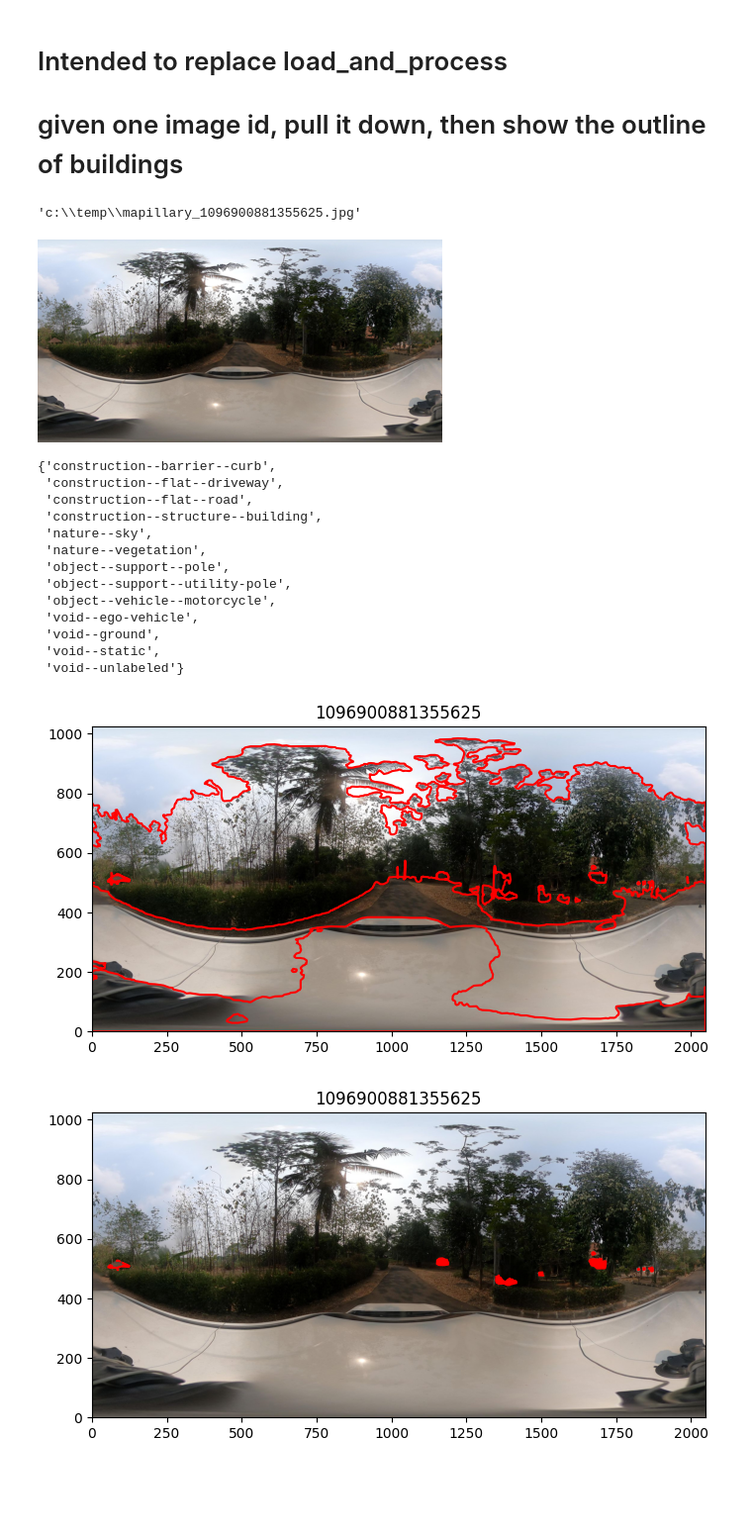
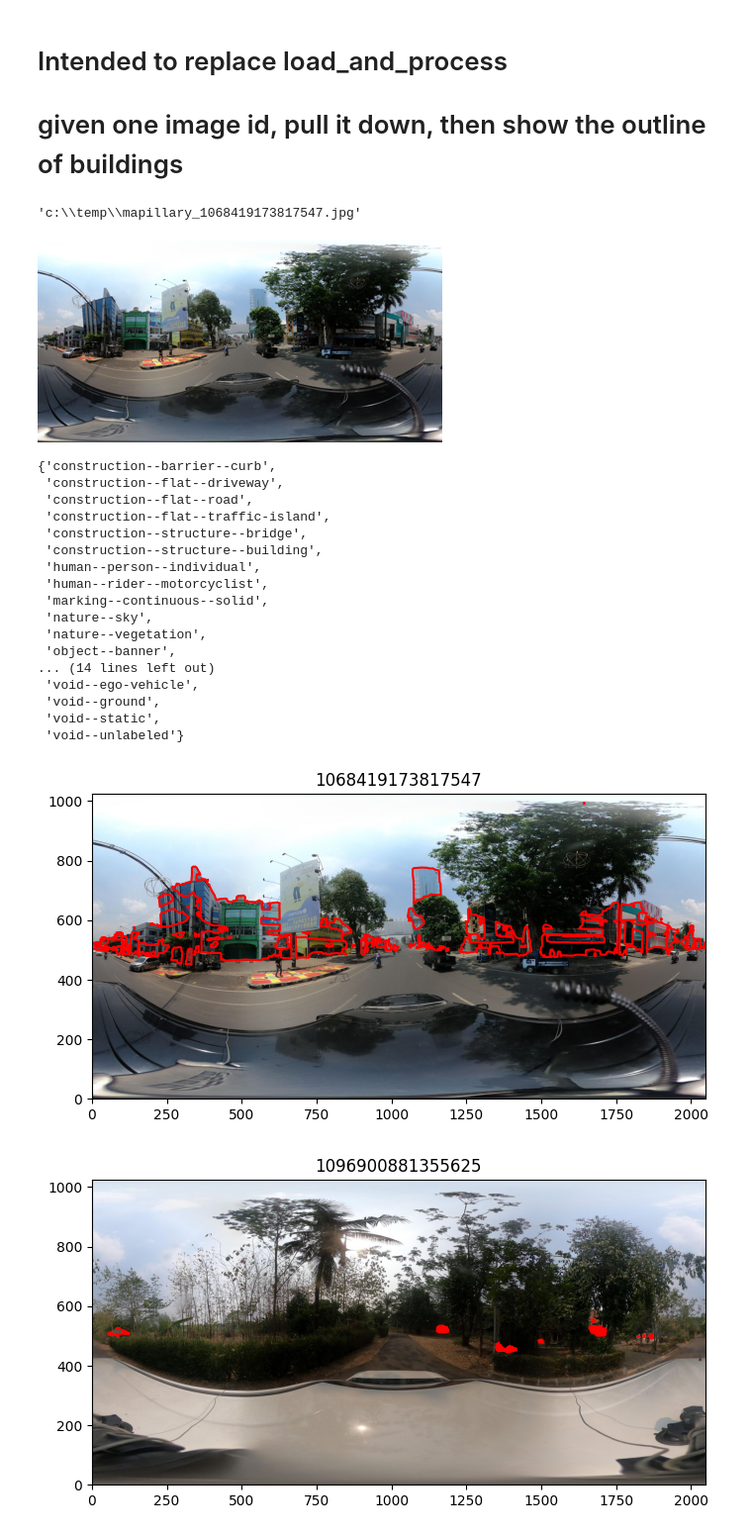
Before and after one commit to ericfrench2015/geo_image_experiments, a Jupyter notebook: notebooks/mapillary_experiments/utility_show_detections_on_image.ipynb, the cells around one changed output. Shown at 99% size. Drawn from its saved outputs; the diff is of its cells as text; code cells hidden in the pictures; blank space fills up the shorter version.

```diff
--- a/notebooks/mapillary_experiments/utility_show_detections_on_image.ipynb
+++ b/notebooks/mapillary_experiments/utility_show_detections_on_image.ipynb
@@ -34,21 +35,21 @@ load_dotenv()
 API_KEY = getenv("MAPILLARY_CLIENT_TOKEN")
 api_key = API_KEY
 # %%
-
+## pick an image id
 
 image_id = '1068419173817547'
 #image_id = '2379488058858289'
-image_id = '1096900881355625'
+#image_id = '1096900881355625'
 image_path = f"c:\\temp\\mapillary_{image_id}.jpg"
 image_path
 # %% [output]
-'c:\\temp\\mapillary_1096900881355625.jpg'
+'c:\\temp\\mapillary_1068419173817547.jpg'
 # %%
 image, metadata = mu.get_mapillary_image(image_id, api_key, image_size_indicator='thumb_2048_url', image_dir="c:\\temp")
 # %%
 ipu.get_thumbnail(image)
 # %% [output]
-[figure, old version]
+[figure, new version]
 # %%
 detections = mu.get_mapillary_detections(image_id, api_key)
 df_detections = mu.extract_detections(detections)
@@ -64,23 +65,27 @@ set(df_detection_coords.detection_label.tolist())
 {'construction--barrier--curb',
  'construction--flat--driveway',
  'construction--flat--road',
+ 'construction--flat--traffic-island',
+ 'construction--structure--bridge',
  'construction--structure--building',
+ 'human--person--individual',
+ 'human--rider--motorcyclist',
+ 'marking--continuous--solid',
  'nature--sky',
  'nature--vegetation',
- 'object--support--pole',
- 'object--support--utility-pole',
- 'object--vehicle--motorcycle',
+ 'object--banner',
+... (14 lines left out)
  'void--ego-vehicle',
  'void--ground',
  'void--static',
  'void--unlabeled'}
 # %%
-selected_labels = ['construction--structure--building','void--ego-vehicle','nature--vegetation']
+selected_labels = ['construction--structure--building']
 fig = dau.draw_polygons(df_detection_coords[df_detection_coords.detection_label.isin(selected_labels)].coordinates.tolist(),\
                              max_x=image.size[0], max_y=image.size[1], display='outline', image_underlay=image, color='red', title=metadata['image_id'])
 fig
 # %% [output]
-[figure, old version]
+[figure, new version]
 # %%
 selected_label = 'construction--structure--building'
 
```
Also changed, not shown: parts of 1 cell of this notebook, 2 other files.
